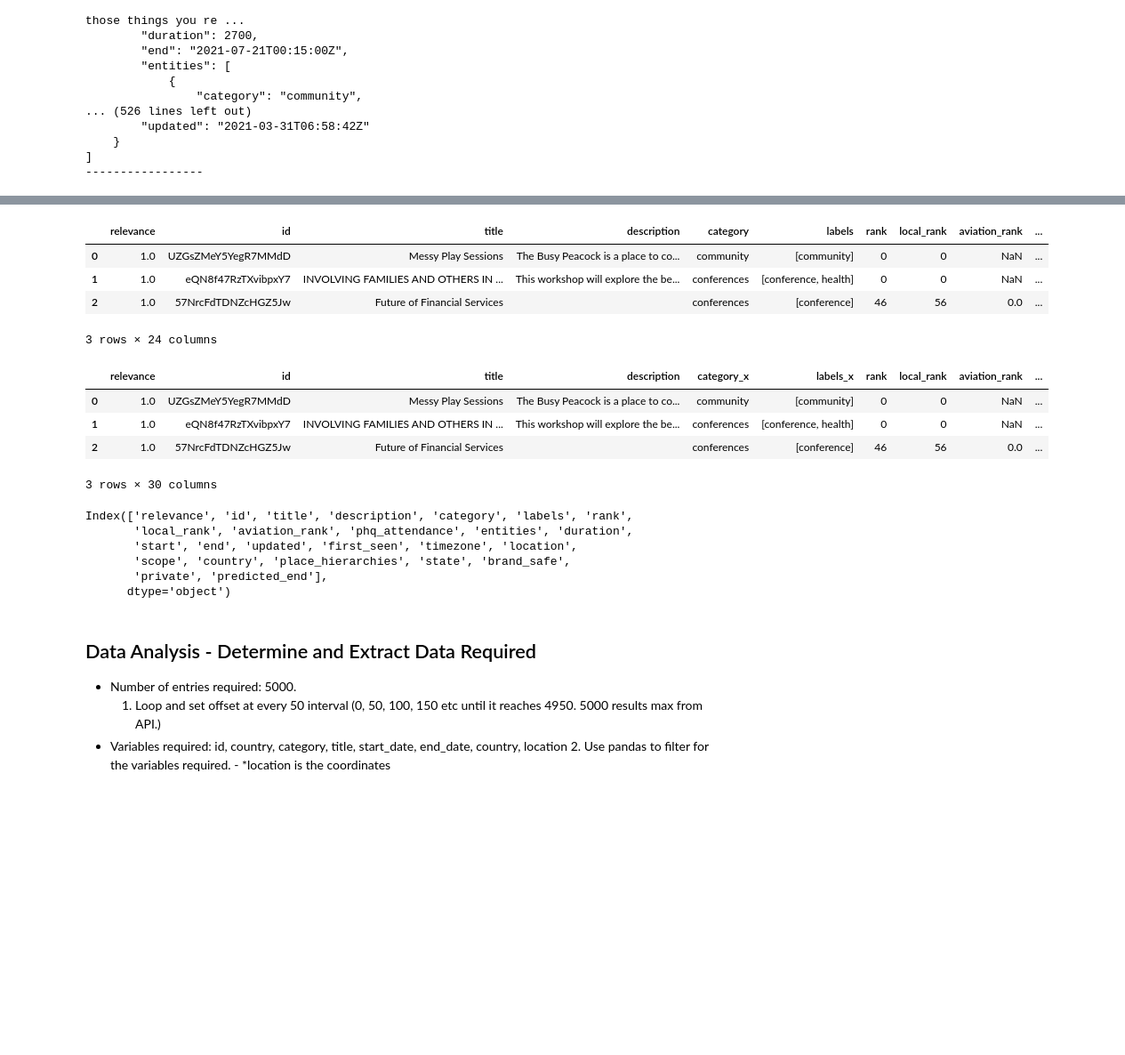
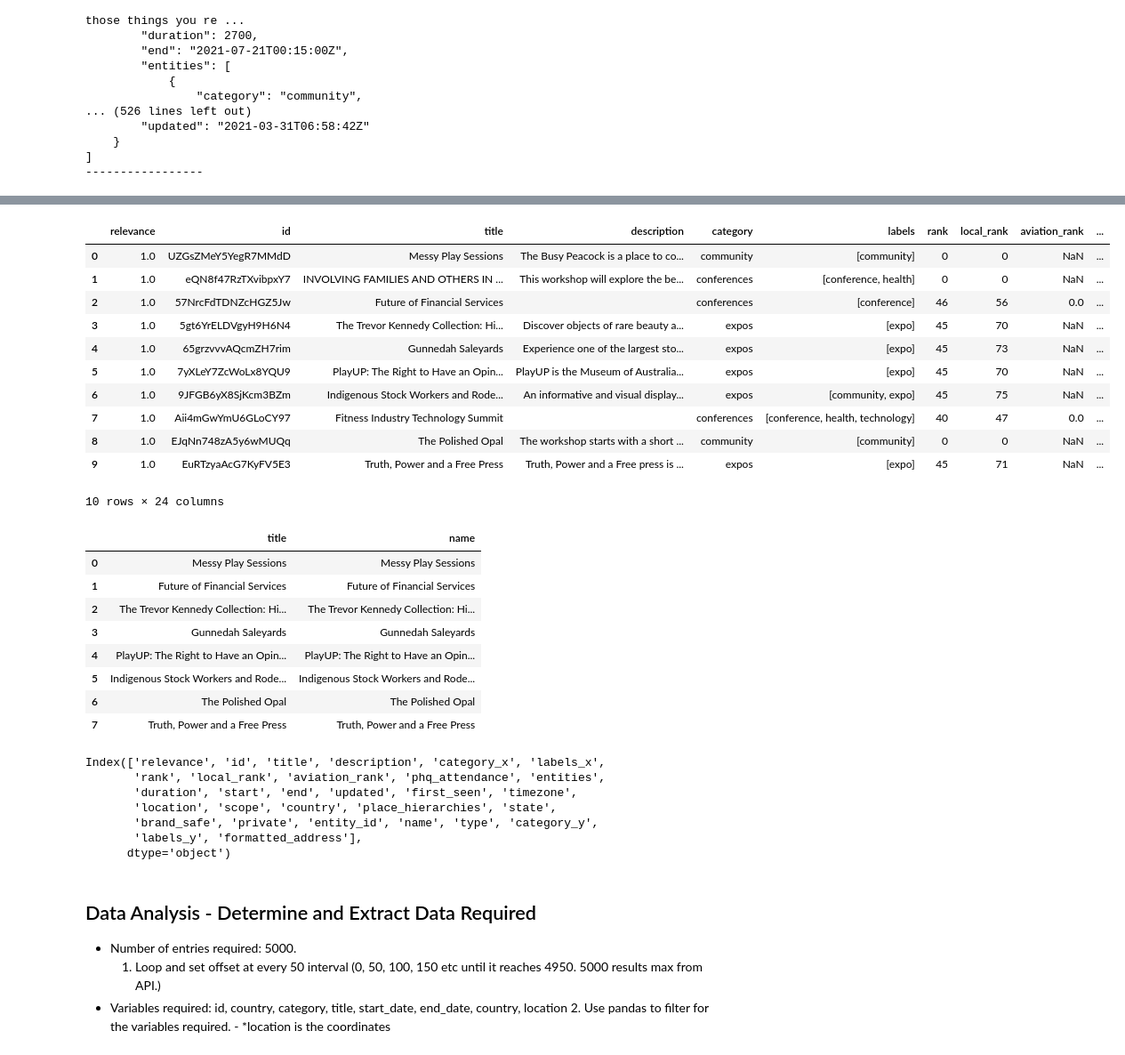
Before and after one commit to annabelcheong/project2, a Jupyter notebook: events.ipynb, the cells around one changed output, grey strips where cells are left out. Shown at 89% size. Cells and saved outputs as stored; diff of their text form; code cells hidden in the pictures; blank space fills up the shorter version.

Commit message:
join on title and name

```diff
--- a/events.ipynb
+++ b/events.ipynb
@@ -118,33 +127,45 @@ f_address_df.head(3)
 # %%
 # View json data in dataframe format using pandas. (Note: variable "data" includes all data)
 # variable "events_df" dataframe from dictionary data > results
 events_df = pd.json_normalize(data, ['results'], errors='ignore')
-events_df.head(3)
+events_df.head(20)
 # %% [output]
 |  | relevance | id | title | description | category | labels | rank | local_rank | aviation_rank | ... |
 | 0 | 1.0 | UZGsZMeY5YegR7MMdD | Messy Play Sessions | The Busy Peacock is a place to co... | community | [community] | 0 | 0 | NaN | ... |
 | 1 | 1.0 | eQN8f47RzTXvibpxY7 | INVOLVING FAMILIES AND OTHERS IN ... | This workshop will explore the be... | conferences | [conference, health] | 0 | 0 | NaN | ... |
 | 2 | 1.0 | 57NrcFdTDNZcHGZ5Jw | Future of Financial Services |  | conferences | [conference] | 46 | 56 | 0.0 | ... |
+| 3 | 1.0 | 5gt6YrELDVgyH9H6N4 | The Trevor Kennedy Collection: Hi... | Discover objects of rare beauty a... | expos | [expo] | 45 | 70 | NaN | ... |
+| 4 | 1.0 | 65grzvvvAQcmZH7rim | Gunnedah Saleyards | Experience one of the largest sto... | expos | [expo] | 45 | 73 | NaN | ... |
+| 5 | 1.0 | 7yXLeY7ZcWoLx8YQU9 | PlayUP: The Right to Have an Opin... | PlayUP is the Museum of Australia... | expos | [expo] | 45 | 70 | NaN | ... |
+| 6 | 1.0 | 9JFGB6yX8SjKcm3BZm | Indigenous Stock Workers and Rode... | An informative and visual display... | expos | [community, expo] | 45 | 75 | NaN | ... |
+| 7 | 1.0 | Aii4mGwYmU6GLoCY97 | Fitness Industry Technology Summit |  | conferences | [conference, health, technology] | 40 | 47 | 0.0 | ... |
+| 8 | 1.0 | EJqNn748zA5y6wMUQq | The Polished Opal | The workshop starts with a short ... | community | [community] | 0 | 0 | NaN | ... |
+| 9 | 1.0 | EuRTzyaAcG7KyFV5E3 | Truth, Power and a Free Press | Truth, Power and a Free press is ... | expos | [expo] | 45 | 71 | NaN | ... |
-3 rows × 24 columns
+10 rows × 24 columns
 # %%
 # events_df.join(f_address_df)
-events_final_df = pd.merge(events_df, f_address_df, left_index=True, right_index=True)
-events_final_df.head(3)
+events_final_df = pd.merge(events_df, f_address_df, left_on="title", right_on="name")
+events_final_df[["title","name"]].head(10)
 # %% [output]
-|  | relevance | id | title | description | category_x | labels_x | rank | local_rank | aviation_rank | ... |
-| 0 | 1.0 | UZGsZMeY5YegR7MMdD | Messy Play Sessions | The Busy Peacock is a place to co... | community | [community] | 0 | 0 | NaN | ... |
-| 1 | 1.0 | eQN8f47RzTXvibpxY7 | INVOLVING FAMILIES AND OTHERS IN ... | This workshop will explore the be... | conferences | [conference, health] | 0 | 0 | NaN | ... |
-| 2 | 1.0 | 57NrcFdTDNZcHGZ5Jw | Future of Financial Services |  | conferences | [conference] | 46 | 56 | 0.0 | ... |
+|  | title | name |
+| 0 | Messy Play Sessions | Messy Play Sessions |
+| 1 | Future of Financial Services | Future of Financial Services |
+| 2 | The Trevor Kennedy Collection: Hi... | The Trevor Kennedy Collection: Hi... |
+| 3 | Gunnedah Saleyards | Gunnedah Saleyards |
+| 4 | PlayUP: The Right to Have an Opin... | PlayUP: The Right to Have an Opin... |
+| 5 | Indigenous Stock Workers and Rode... | Indigenous Stock Workers and Rode... |
+| 6 | The Polished Opal | The Polished Opal |
+| 7 | Truth, Power and a Free Press | Truth, Power and a Free Press |
-3 rows × 30 columns
 # %%
 # View all columns (in dictionary: events > results). Determine required columns for deliverable.
-events_df.columns
+events_final_df.columns
 # %% [output]
-Index(['relevance', 'id', 'title', 'description', 'category', 'labels', 'rank',
-       'local_rank', 'aviation_rank', 'phq_attendance', 'entities', 'duration',
-       'start', 'end', 'updated', 'first_seen', 'timezone', 'location',
-       'scope', 'country', 'place_hierarchies', 'state', 'brand_safe',
-       'private', 'predicted_end'],
+Index(['relevance', 'id', 'title', 'description', 'category_x', 'labels_x',
+       'rank', 'local_rank', 'aviation_rank', 'phq_attendance', 'entities',
+       'duration', 'start', 'end', 'updated', 'first_seen', 'timezone',
+       'location', 'scope', 'country', 'place_hierarchies', 'state',
+       'brand_safe', 'private', 'entity_id', 'name', 'type', 'category_y',
+       'labels_y', 'formatted_address'],
       dtype='object')
 # %% [markdown]
 ## Data Analysis - Determine and Extract Data Required
```
Also changed, not shown: parts of 2 cells of this notebook.
